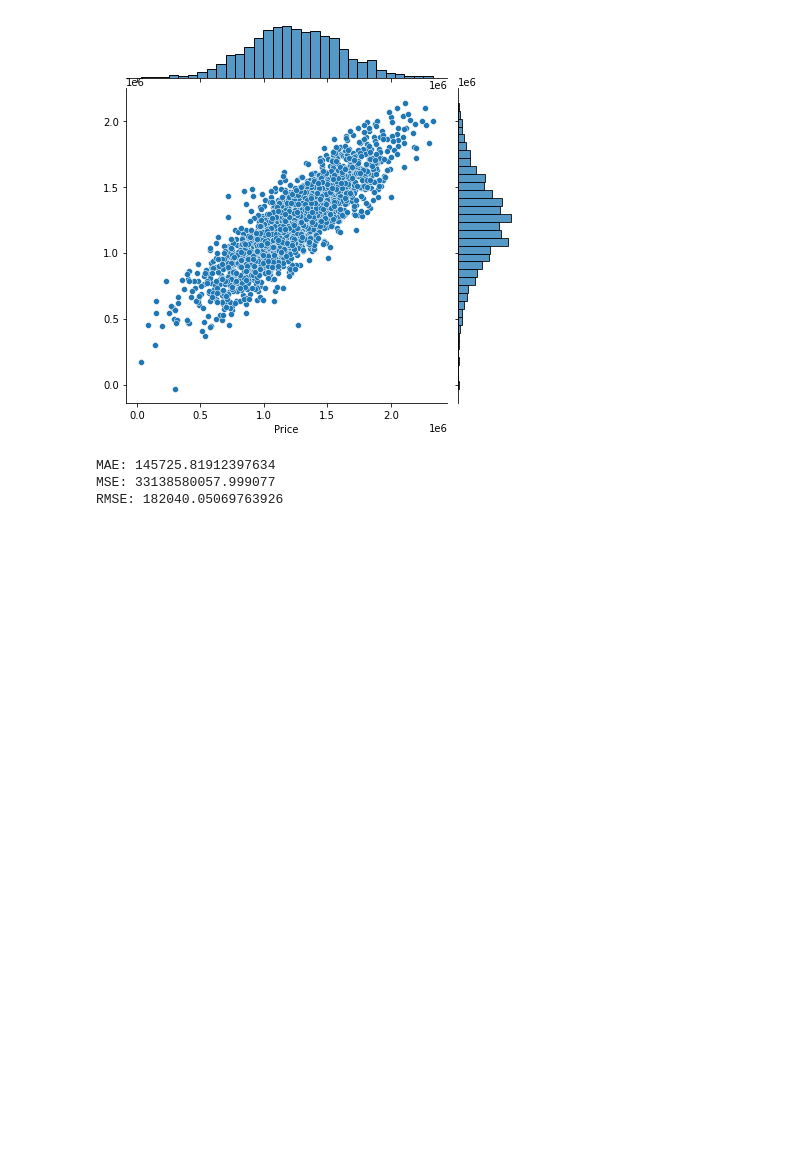
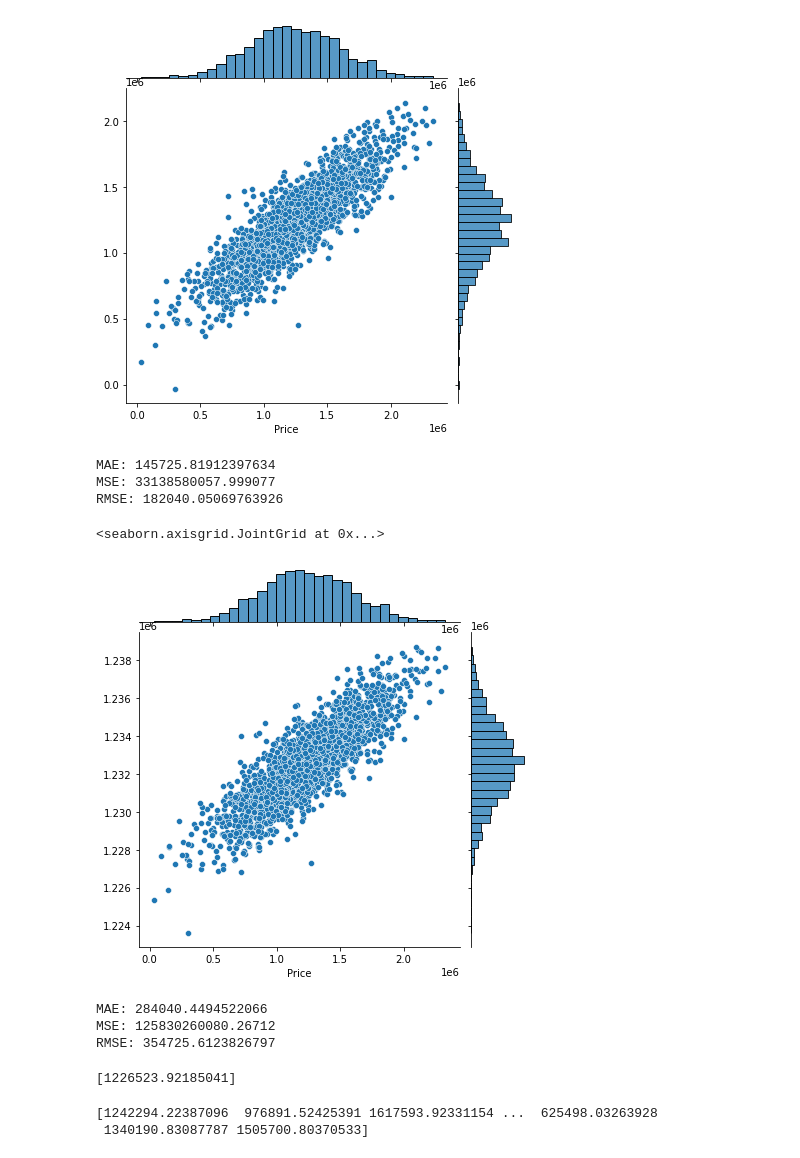
Before and after one commit to ankurkaiser/USA-Housing, a Jupyter notebook: LR_with_Normalization_Standardization.ipynb, the cells around one changed output. Drawn from its saved outputs; the diff is of its cells as text; code cells hidden in the pictures; blank space fills up the shorter version.

```diff
--- a/LR_with_Normalization_Standardization.ipynb
+++ b/LR_with_Normalization_Standardization.ipynb
@@ -190,3 +190,23 @@ MSE: 33138580057.999077
 RMSE: 182040.05069763926
 # %%
 #Score better than Normalization
+# %%
+from sklearn import svm
+
+clf= svm.SVR(kernel='linear')
+clf.fit(X_train,y_train)
+
+y_pred=clf.predict(X_test)
+# %%
+sns.jointplot(y_test,y_pred)
+# %% [output]
+<seaborn.axisgrid.JointGrid at 0x...>
+[figure, added]
+# %%
+print('MAE:', metrics.mean_absolute_error(y_test, y_pred))
+print('MSE:', metrics.mean_squared_error(y_test, y_pred))
+print('RMSE:', np.sqrt(metrics.mean_squared_error(y_test, y_pred)))
+# %% [output]
+MAE: 284040.4494522066
+MSE: 125830260080.26712
+RMSE: 354725.6123826797
@@ -192,0 +221,4 @@ RMSE: 182040.05069763926
+# %%
+print(fitness.intercept_)
+# %% [output]
+[1226523.92185041]
@@ -192,0 +227,5 @@ RMSE: 182040.05069763926
+# %%
+print(pred)
+# %% [output]
+[1242294.22387096  976891.52425391 1617593.92331154 ...  625498.03263928
+ 1340190.83087787 1505700.80370533]
```
Also changed, not shown: parts of 13 cells of this notebook.
